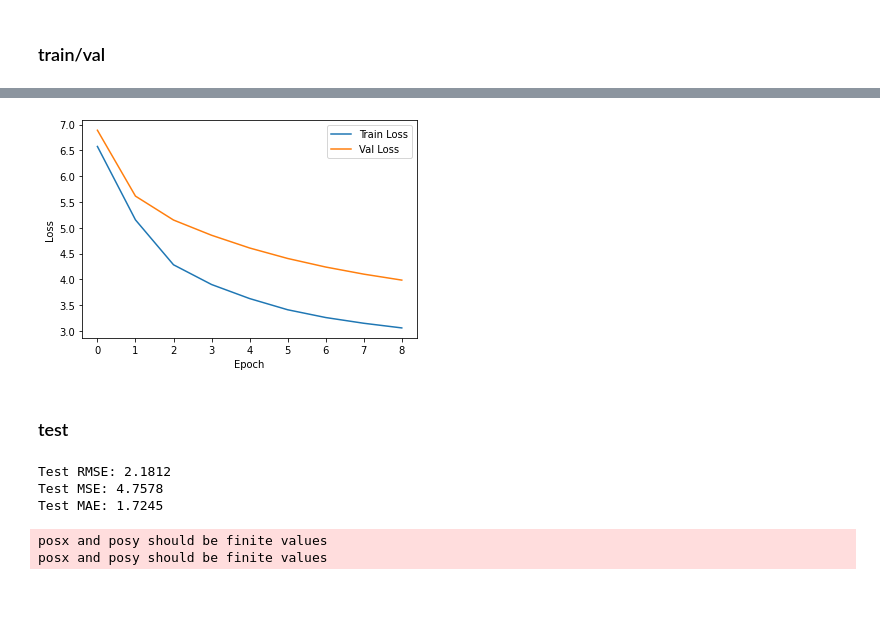
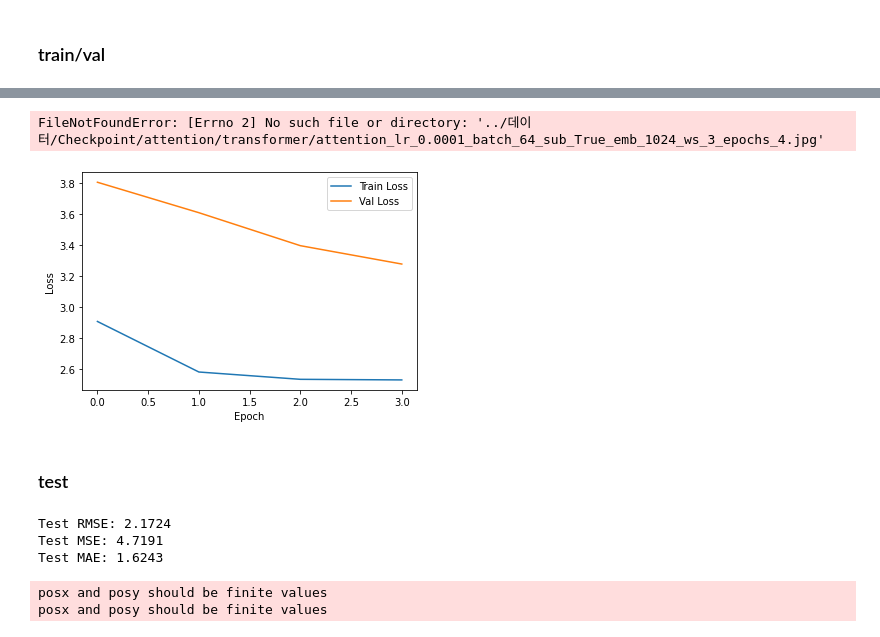
Before and after one commit to hakhyun0615/SCI_Journal, a Jupyter notebook: 코드/experiment.ipynb, the cells around one changed output, grey strips where cells are left out. Saved outputs shown, nothing was run; the diff lists cells and outputs as text; code cells hidden in the pictures; blank space fills up the shorter version.

```diff
--- a/코드/experiment.ipynb
+++ b/코드/experiment.ipynb
@@ -54,7 +54,7 @@ lr = 1e-4
 batch = 64
 sub = True # True
 embedding_dim = 1024 # 1024
-window_size = 6 # 12
+window_size = 3 # 12
 # %% [markdown]
 ### train/val
 # %%
@@ -321,7 +321,7 @@ for epoch in range(epoch):
     if early_stop_count >= max_early_stop_count:
         print(f'Attention\t Epoch [{epoch+1}/{epochs}], Train Loss: {transformer_att_avg_train_loss:.6f}, Val Loss: {transformer_att_avg_val_loss:.6f} \nEarly Stop Triggered!')
         transformer_att_model.load_state_dict(transformer_att_best_model_weights)
-        torch.save(transformer_att_model, f'../데이터/Checkpoint/transformer/attention/attention_lr_{lr}_batch_{batch}_sub_{sub}_emb_{embedding_dim}_ws_{window_size}_epochs_{epoch+1}.pth')
+        torch.save(transformer_att_model, f'../데이터/Checkpoint/transformer/attention/transformer_attention_lr_{lr}_batch_{batch}_sub_{sub}_emb_{embedding_dim}_ws_{window_size}_epochs_{epoch+1}.pth')
         break
 
     print(f'Attention\t Epoch [{epoch+1}/{epochs}], Train Loss: {transformer_att_avg_train_loss:.6f}, Val Loss: {transformer_att_avg_val_loss:.6f}')
@@ -360 +360,2 @@ Min Val Loss: 3.9864297264258575
+FileNotFoundError: [Errno 2] No such file or directory: '../데이터/Checkpoint/attention/transformer/attention_lr_0.0001_batch_64_sub_True_emb_1024_ws_3_epochs_4.jpg'
-[figure, old version]
+[figure, new version]
@@ -364,8 +363,8 @@ torch.save(transformer_att_model, f'../데이터/Checkpoint/attention/attention_
 ### test
 # %%
 ### transformer attention
-embedding_model = torch.load("../데이터/Checkpoint/embedding/ws_18/embedding_lr_0.0001_batch_64_sub_True_emb_1024_ws_18_epochs_13.pth", map_location=DEVICE)
-transformer_att_model = torch.load("../데이터/Checkpoint/transformer/attention/ws_18/transformer_attention_lr_0.0001_batch_64_sub_True_emb_1024_ws_18_epochs_9.pth", map_location=DEVICE)
+embedding_model = torch.load("../데이터/Checkpoint/embedding/ws_3/embedding_lr_0.0001_batch_64_sub_True_emb_1024_ws_3_epochs_13.pth", map_location=DEVICE)
+transformer_att_model = torch.load("../데이터/Checkpoint/transformer/attention/ws_3/transformer_attention_lr_0.0001_batch_64_sub_True_emb_1024_ws_3_epochs_4.pth", map_location=DEVICE)
 dataset = District_Dataset(embedding_model, table_1, table_2, table_3, embedding_dim, window_size, sub, DEVICE)
 dataset_length = len(dataset)
 train_size = int(train_ratio * dataset_length)
@@ -405,7 +404,7 @@ with torch.no_grad():
             transformer_att_test_outputs.append(output)
             transformer_att_test_trgs.append(trg[index])
 
-save_path = f'../데이터/Checkpoint/transformer/attention/ws_18/transformer_attention_lr_{lr}_batch_{batch}_sub_{sub}_emb_{embedding_dim}_ws_{window_size}_epochs_{9}'
+save_path = f'../데이터/Checkpoint/transformer/attention/ws_3/transformer_attention_lr_{lr}_batch_{batch}_sub_{sub}_emb_{embedding_dim}_ws_{window_size}_epochs_{4}'
 with open(f'{save_path}_test_rmses.txt', 'w') as f:
     for item in transformer_att_test_rmses:
         f.write("%s\n" % item)
@@ -427,9 +426,9 @@ print(f'Test RMSE: {transformer_att_test_rmse:.4f}')
 print(f'Test MSE: {transformer_att_test_mse:.4f}')
 print(f'Test MAE: {transformer_att_test_mae:.4f}')
 # %% [output]
-Test RMSE: 2.1812
-Test MSE: 4.7578
-Test MAE: 1.7245
+Test RMSE: 2.1724
+Test MSE: 4.7191
+Test MAE: 1.6243
 # %%
 import numpy as np
 import matplotlib.pyplot as plt
```
Also changed, not shown: parts of 2 cells of this notebook.
